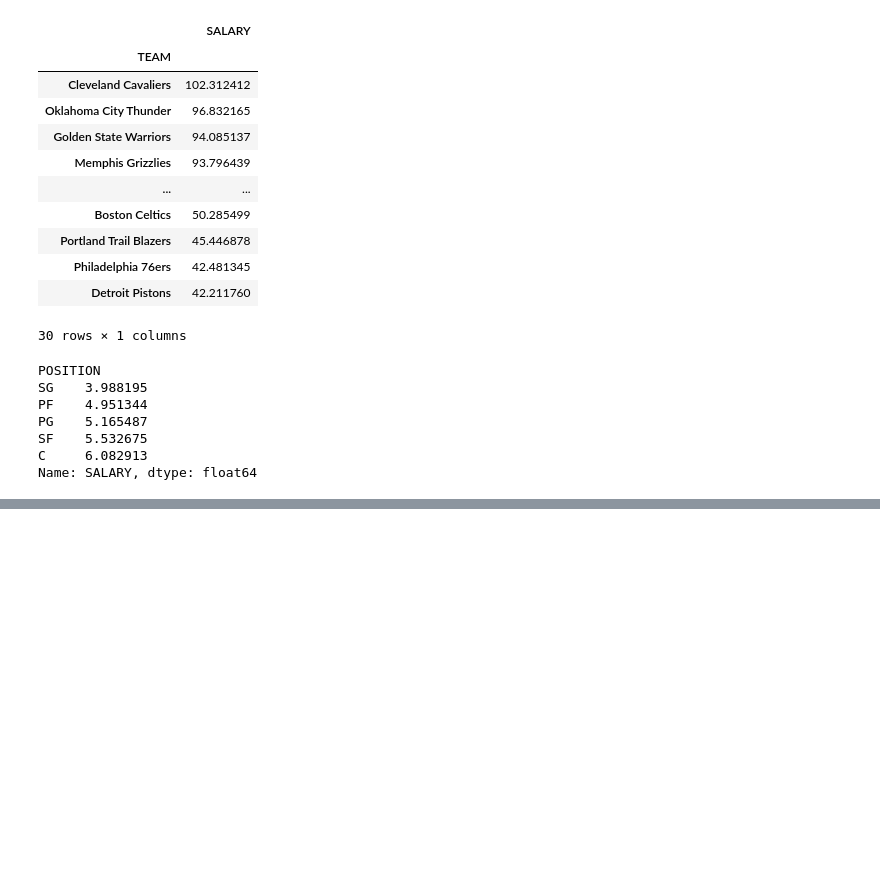
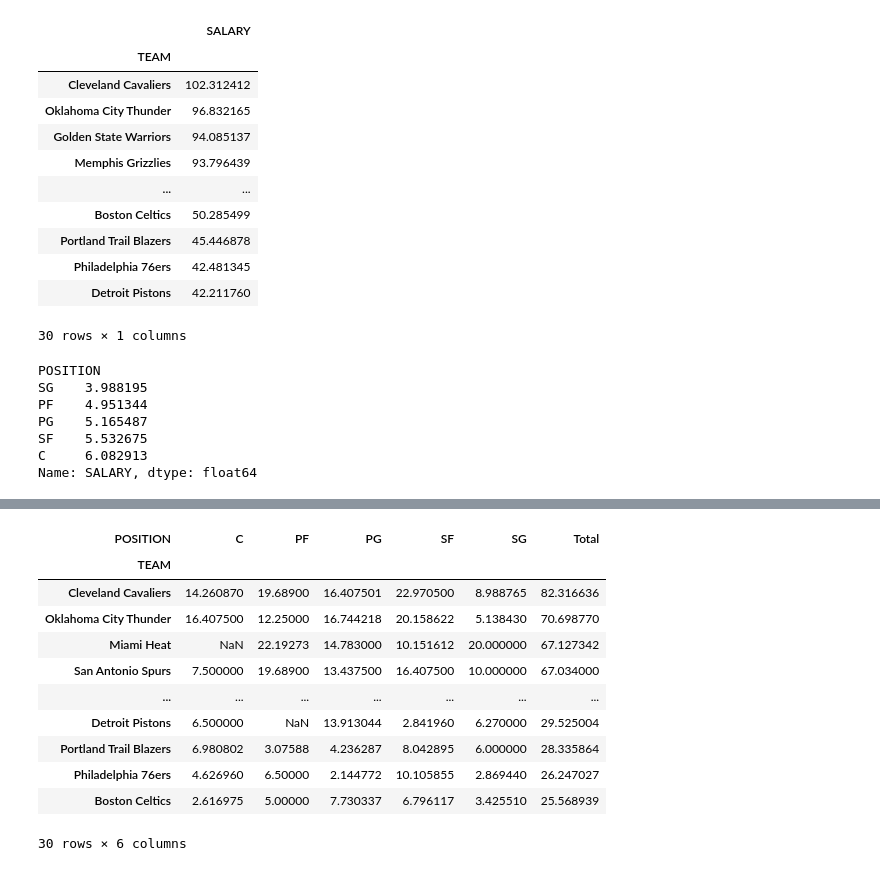
Before and after one commit to pmgasper/Berkeley_DataScience, a Jupyter notebook: lec10_groups_pivot.ipynb, the cells around one changed output, grey strips where cells are left out. Saved outputs shown, nothing was run; the diff lists cells and outputs as text; code cells hidden in the pictures; blank space fills up the shorter version.

```diff
--- a/lec10_groups_pivot.ipynb
+++ b/lec10_groups_pivot.ipynb
@@ -145,0 +301,18 @@ Name: SALARY, dtype: float64
+# %%
+# Teams with highest paid starters, not use groupby
+starters = nba.pivot_table('SALARY', 'TEAM', 'POSITION', aggfunc=np.max)
+starters['Total'] = starters.sum(axis='columns')
+starters.sort_values('Total', ascending=False)
+# %% [output]
+| POSITION | C | PF | PG | SF | SG | Total |
+| TEAM |  |  |  |  |  |  |
+| Cleveland Cavaliers | 14.260870 | 19.68900 | 16.407501 | 22.970500 | 8.988765 | 82.316636 |
+| Oklahoma City Thunder | 16.407500 | 12.25000 | 16.744218 | 20.158622 | 5.138430 | 70.698770 |
+| Miami Heat | NaN | 22.19273 | 14.783000 | 10.151612 | 20.000000 | 67.127342 |
+| San Antonio Spurs | 7.500000 | 19.68900 | 13.437500 | 16.407500 | 10.000000 | 67.034000 |
+| ... | ... | ... | ... | ... | ... | ... |
+| Detroit Pistons | 6.500000 | NaN | 13.913044 | 2.841960 | 6.270000 | 29.525004 |
+| Portland Trail Blazers | 6.980802 | 3.07588 | 4.236287 | 8.042895 | 6.000000 | 28.335864 |
+| Philadelphia 76ers | 4.626960 | 6.50000 | 2.144772 | 10.105855 | 2.869440 | 26.247027 |
+| Boston Celtics | 2.616975 | 5.00000 | 7.730337 | 6.796117 | 3.425510 | 25.568939 |
+30 rows × 6 columns
```
Also changed, not shown: parts of 20 cells of this notebook.
